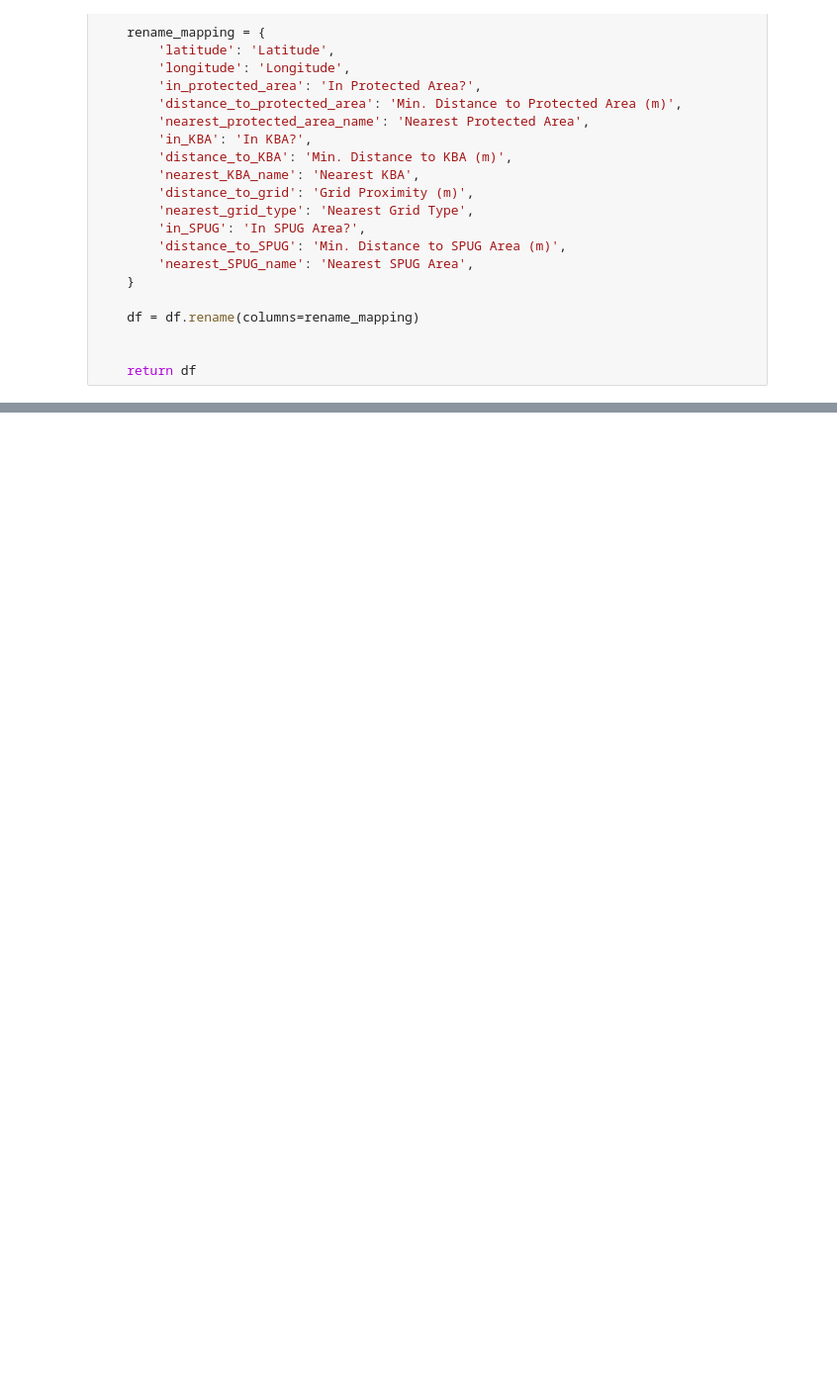
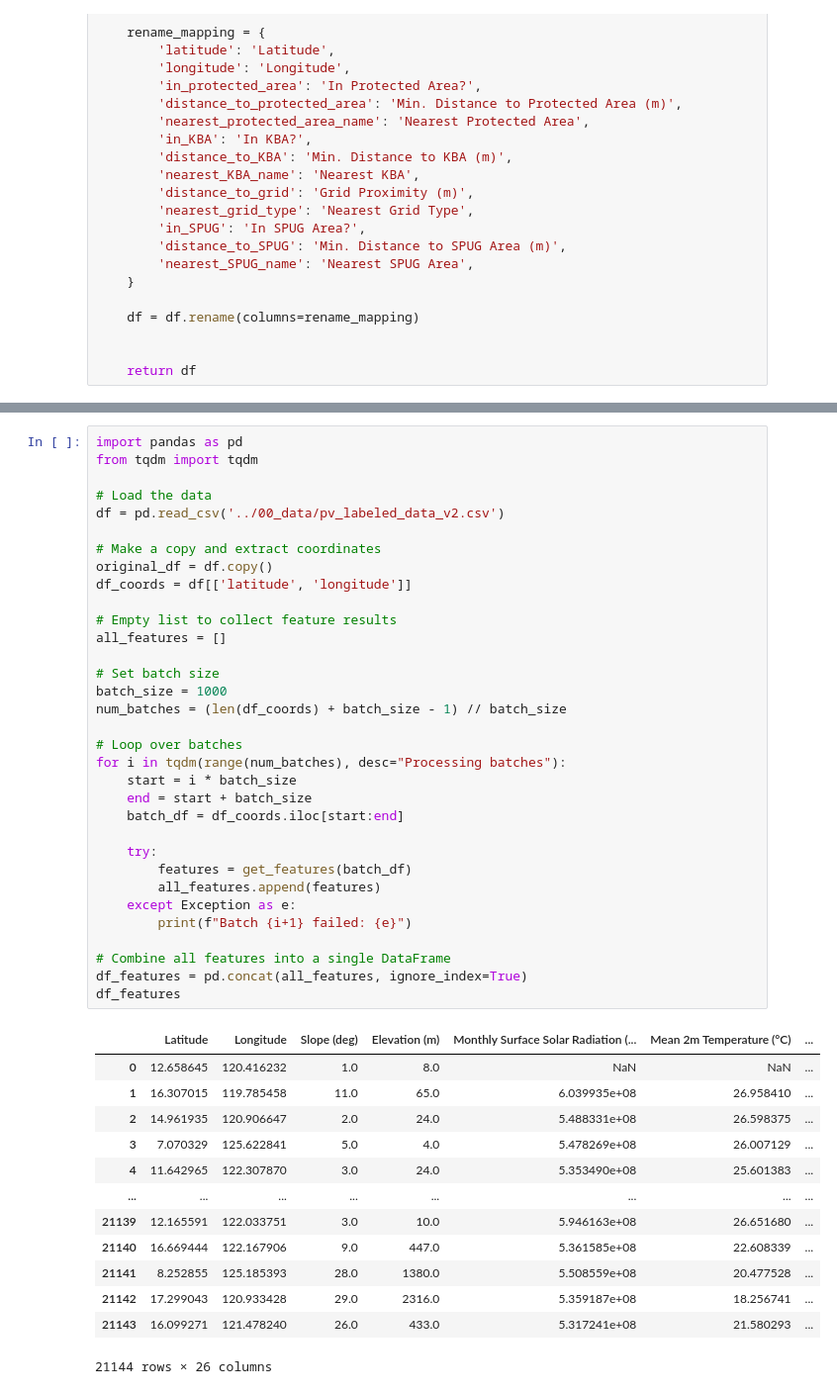
Before and after one commit to cayasryan/MicropowerSolarSuitability, a Jupyter notebook: 02_processing/2.11_feature_fetching.ipynb, the cells around one changed output, grey strips where cells are left out. Shown: that part at 99% size. Cells and saved outputs as stored; diff of their text form; blank space fills up the shorter version.

```diff
--- a/02_processing/2.11_feature_fetching.ipynb
+++ b/02_processing/2.11_feature_fetching.ipynb
@@ -456,0 +400,47 @@ df_features
+# %%
+import pandas as pd
+from tqdm import tqdm
+
+# Load the data
+df = pd.read_csv('../00_data/pv_labeled_data_v2.csv')
+
+# Make a copy and extract coordinates
+original_df = df.copy()
+df_coords = df[['latitude', 'longitude']]
+
+# Empty list to collect feature results
+all_features = []
+
+# Set batch size
+batch_size = 1000
+num_batches = (len(df_coords) + batch_size - 1) // batch_size
+
+# Loop over batches
+for i in tqdm(range(num_batches), desc="Processing batches"):
+    start = i * batch_size
+    end = start + batch_size
+    batch_df = df_coords.iloc[start:end]
+
+    try:
+        features = get_features(batch_df)
+        all_features.append(features)
+    except Exception as e:
+        print(f"Batch {i+1} failed: {e}")
+
+# Combine all features into a single DataFrame
+df_features = pd.concat(all_features, ignore_index=True)
+df_features
+# %% [output]
+|  | Latitude | Longitude | Slope (deg) | Elevation (m) | Monthly Surface Solar Radiation (... | Mean 2m Temperature (°C) | ... |
+| 0 | 12.658645 | 120.416232 | 1.0 | 8.0 | NaN | NaN | ... |
+| 1 | 16.307015 | 119.785458 | 11.0 | 65.0 | 6.039935e+08 | 26.958410 | ... |
+| 2 | 14.961935 | 120.906647 | 2.0 | 24.0 | 5.488331e+08 | 26.598375 | ... |
+| 3 | 7.070329 | 125.622841 | 5.0 | 4.0 | 5.478269e+08 | 26.007129 | ... |
+| 4 | 11.642965 | 122.307870 | 3.0 | 24.0 | 5.353490e+08 | 25.601383 | ... |
+| ... | ... | ... | ... | ... | ... | ... | ... |
+| 21139 | 12.165591 | 122.033751 | 3.0 | 10.0 | 5.946163e+08 | 26.651680 | ... |
+| 21140 | 16.669444 | 122.167906 | 9.0 | 447.0 | 5.361585e+08 | 22.608339 | ... |
+| 21141 | 8.252855 | 125.185393 | 28.0 | 1380.0 | 5.508559e+08 | 20.477528 | ... |
+| 21142 | 17.299043 | 120.933428 | 29.0 | 2316.0 | 5.359187e+08 | 18.256741 | ... |
+| 21143 | 16.099271 | 121.478240 | 26.0 | 433.0 | 5.317241e+08 | 21.580293 | ... |
+21144 rows × 26 columns
```
Also changed, not shown: parts of 4 cells of this notebook, 8 other files.
